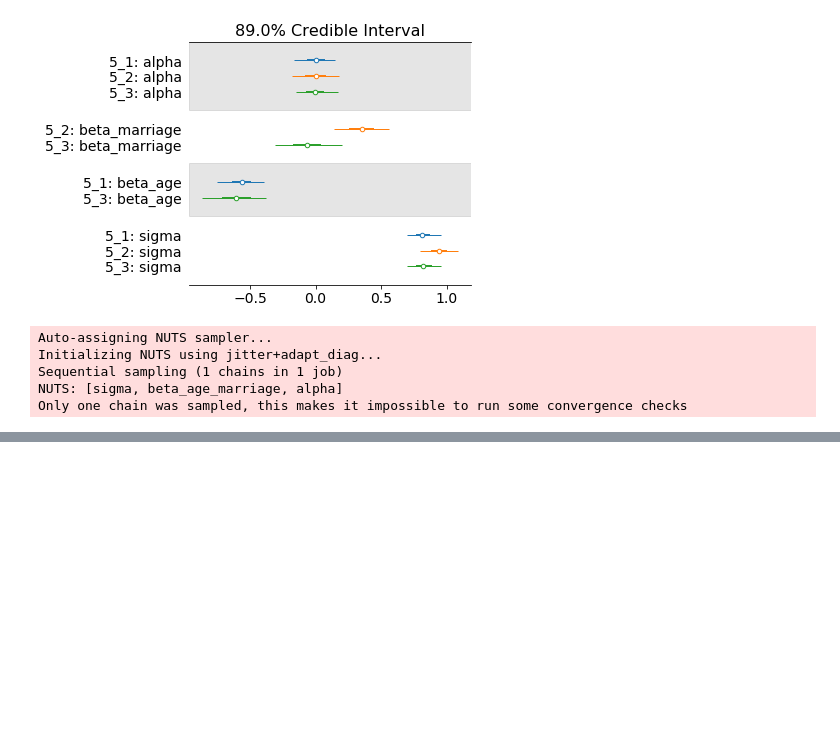
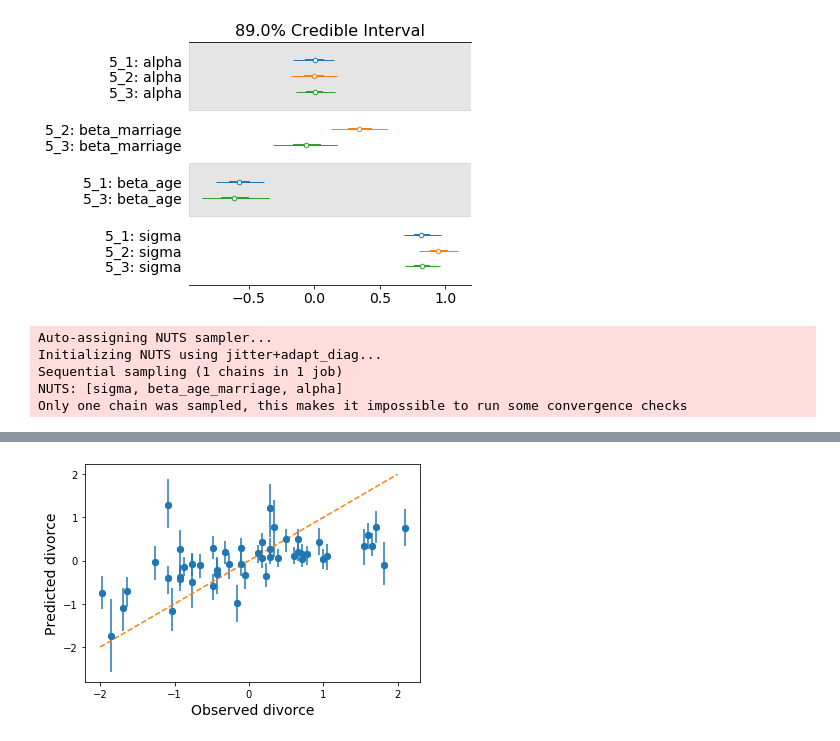
Before and after one commit to mikeviotti/Statistical_Rethinking_MV, a Jupyter notebook: Chapter_5.ipynb, the cells around one changed output, grey strips where cells are left out. Cells and saved outputs as stored; diff of their text form; code cells hidden in the pictures; blank space fills up the shorter version.

```diff
--- a/Chapter_5.ipynb
+++ b/Chapter_5.ipynb
@@ -183,0 +219,18 @@ residuals = d.marriage_norm - mu_pred
+# %%
+mu_pred = trace_5_3['mu']
+mu_hpd = pm.hpd(mu_pred, alpha = 0.05)  #95% interval for mu values from model 5_3
+
+divorce_pred = pm.sample_ppc(trace_5_3, samples=1000,
+                             model=m_5_3)['divorce'] #sampling divorce rates from the posterior
+divorce_hpd = pm.hpd(divorce_pred)
+# %%
+equality = np.linspace(-2,2,100)
+
+plt.errorbar(d.divorce_norm, divorce_pred.mean(0), yerr=np.abs(divorce_pred.mean(0)-mu_hpd.T) , fmt='C0o')
+plt.plot(d.divorce_norm, divorce_pred.mean(0), 'o')
+plt.plot(equality, equality, '--') #dashed line is just y=x, showing when predicted divorce rate = observed divorce rate
+
+plt.xlabel('Observed divorce', fontsize=14)
+plt.ylabel('Predicted divorce', fontsize=14);
+# %% [output]
+[figure, added]
```
Also changed, not shown: parts of 17 cells of this notebook.
